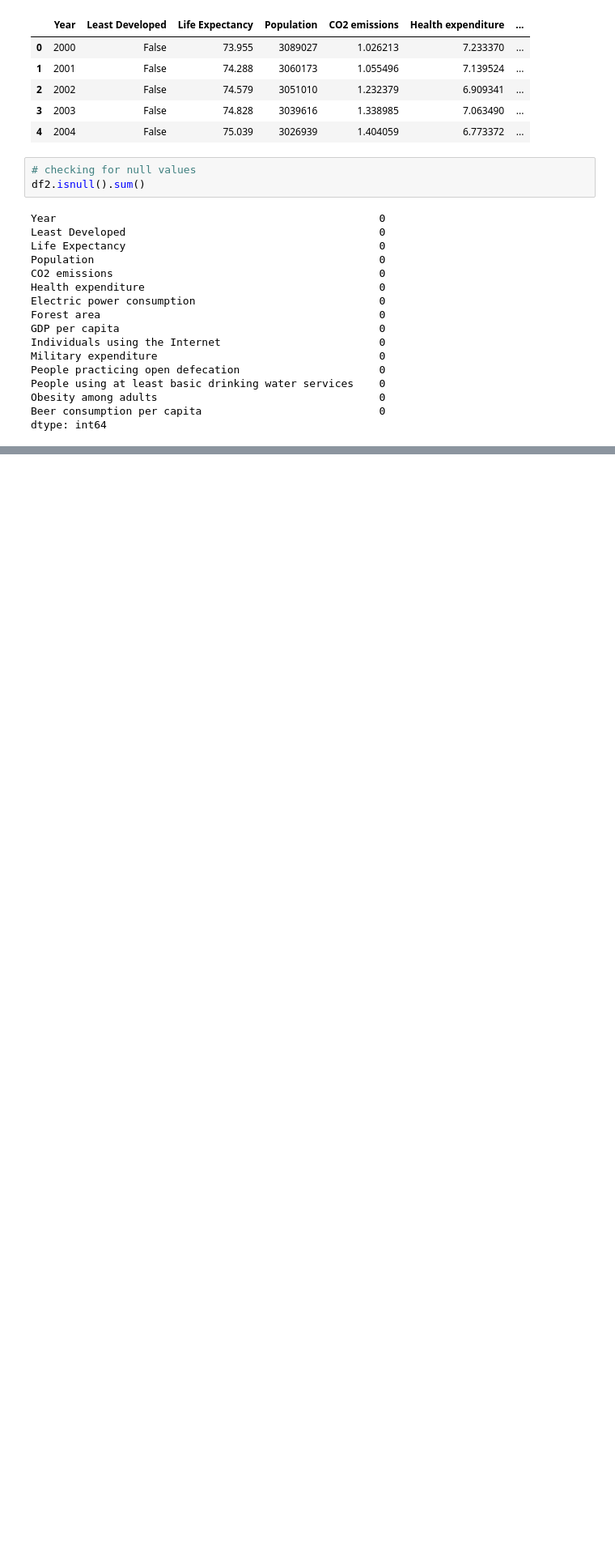
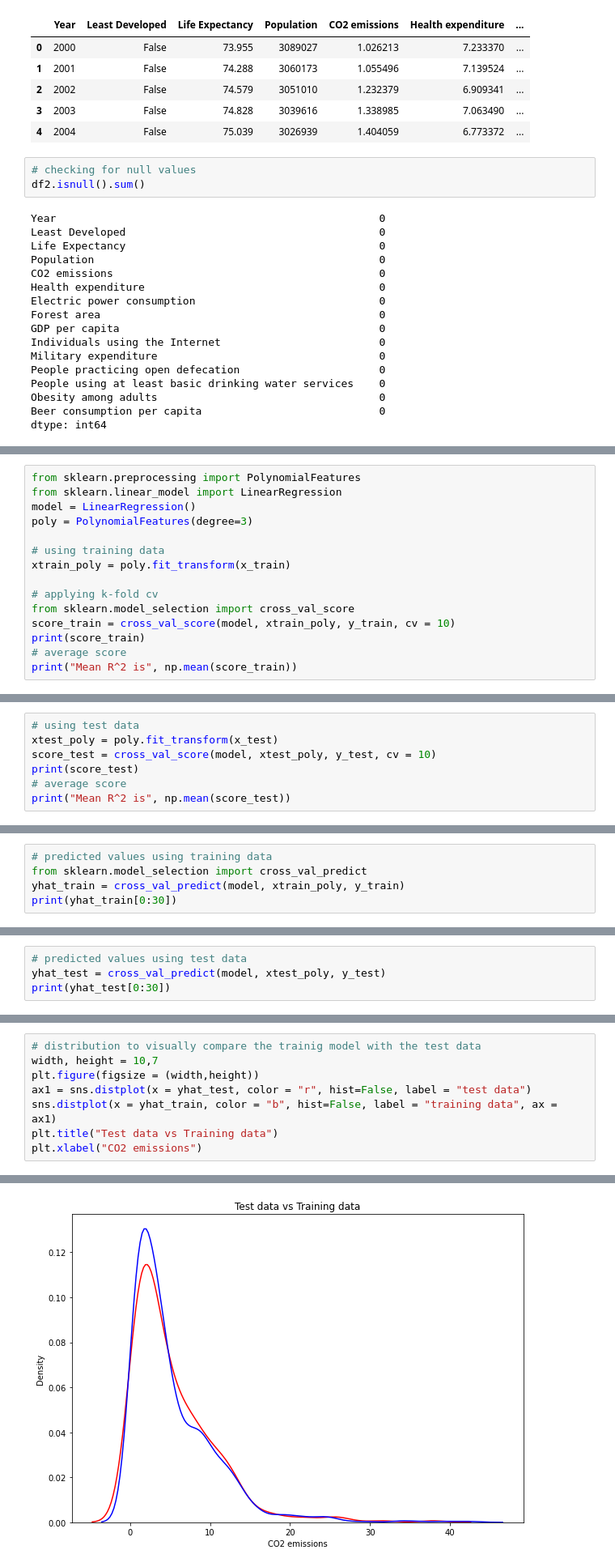
Before and after one commit to warren-bit/Data-analysis-with-python, a Jupyter notebook: Polynomial regression/Analysis of GDP and CO2 emissions.ipynb, the cells around one changed output, grey strips where cells are left out. Shown at 81% size. Cells and saved outputs as stored; diff of their text form; blank space fills up the shorter version.

```diff
--- a/Polynomial regression/Analysis of GDP and CO2 emissions.ipynb
+++ b/Polynomial regression/Analysis of GDP and CO2 emissions.ipynb
@@ -177,0 +120,15 @@ Text(0.5, 1.0, 'R^2 vs order of polynomial')
+# %%
+from sklearn.preprocessing import PolynomialFeatures
+from sklearn.linear_model import LinearRegression
+model = LinearRegression()
+poly = PolynomialFeatures(degree=3)
+
+# using training data
+xtrain_poly = poly.fit_transform(x_train)
+
+# applying k-fold cv
+from sklearn.model_selection import cross_val_score
+score_train = cross_val_score(model, xtrain_poly, y_train, cv = 10)
+print(score_train)
+# average score
+print("Mean R^2 is", np.mean(score_train))
@@ -177,0 +139,7 @@ Text(0.5, 1.0, 'R^2 vs order of polynomial')
+# %%
+# using test data
+xtest_poly = poly.fit_transform(x_test)
+score_test = cross_val_score(model, xtest_poly, y_test, cv = 10)
+print(score_test)
+# average score
+print("Mean R^2 is", np.mean(score_test))
@@ -177,0 +150,5 @@ Text(0.5, 1.0, 'R^2 vs order of polynomial')
+# %%
+# predicted values using training data
+from sklearn.model_selection import cross_val_predict
+yhat_train = cross_val_predict(model, xtrain_poly, y_train)
+print(yhat_train[0:30])
@@ -177,0 +161,4 @@ Text(0.5, 1.0, 'R^2 vs order of polynomial')
+# %%
+# predicted values using test data
+yhat_test = cross_val_predict(model, xtest_poly, y_test)
+print(yhat_test[0:30])
@@ -177,0 +171,9 @@ Text(0.5, 1.0, 'R^2 vs order of polynomial')
+# %%
+# distribution to visually compare the trainig model with the test data
+width, height = 10,7
+plt.figure(figsize = (width,height))
+ax1 = sns.distplot(x = yhat_test, color = "r", hist=False, label = "test data")
+sns.distplot(x = yhat_train, color = "b", hist=False, label = "training data", ax = ax1)
+plt.title("Test data vs Training data")
+plt.xlabel("CO2 emissions")
+# %% [output]
@@ -177,0 +181 @@ Text(0.5, 1.0, 'R^2 vs order of polynomial')
+[figure, added]
```
Also changed, not shown: parts of 16 cells of this notebook.
